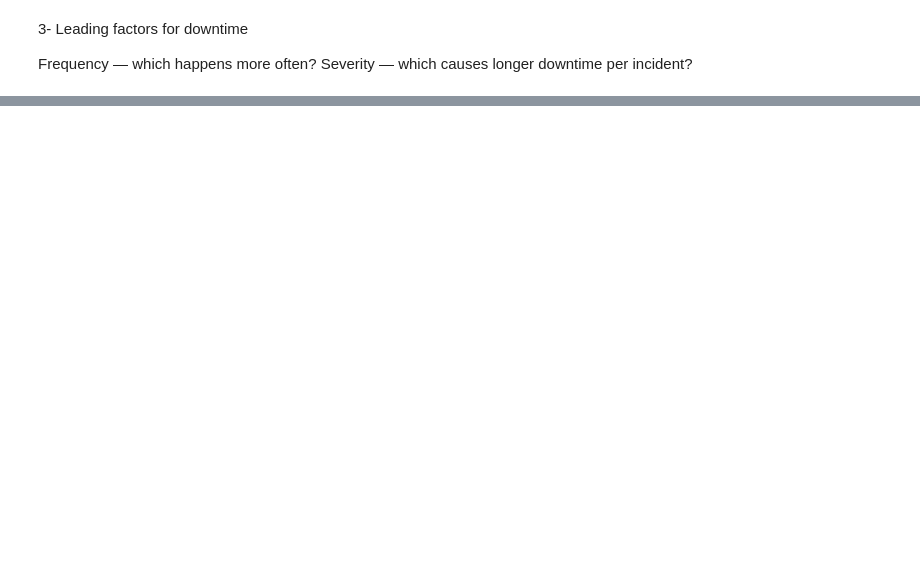
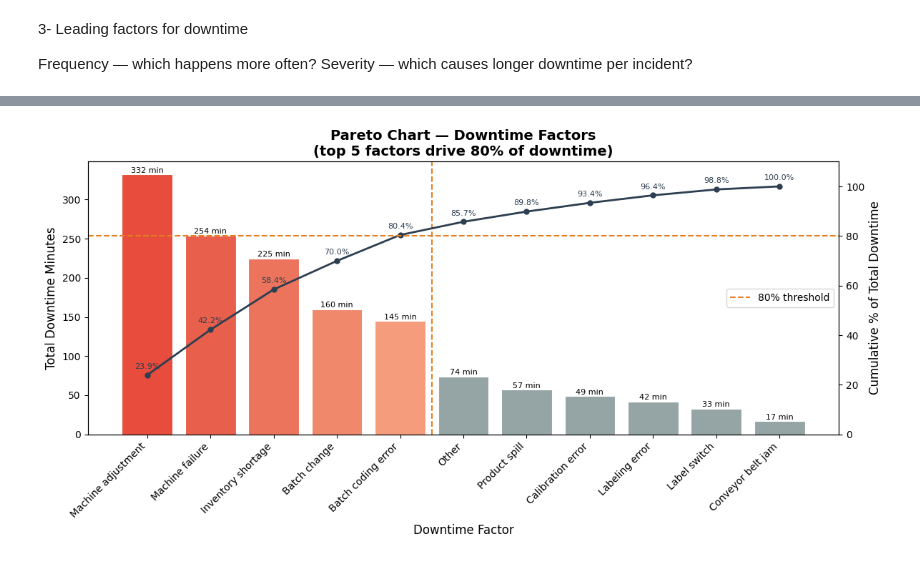
Before and after one commit to h-albrecht-ams/manufacturing_downtime, a Jupyter notebook: nati_3.ipynb, the cells around one changed output, grey strips where cells are left out. Drawn from its saved outputs; the diff is of its cells as text; code cells hidden in the pictures; blank space fills up the shorter version.

```diff
--- a/nati_3.ipynb
+++ b/nati_3.ipynb
@@ -234,0 +205,60 @@ Severity — which causes longer downtime per incident?
+# %%
+# Colors and more lines for a better understanding.
+# Sort by total_minutes descending for Pareto
+pareto = summary.sort_values('total_minutes', ascending=False).reset_index(drop=True)
+
+# Calculate cumulative percentage
+pareto['cumulative_pct'] = pareto['total_minutes'].cumsum() / pareto['total_minutes'].sum() * 100
+
+# Find how many factors to reach 80%
+n_80 = (pareto['cumulative_pct'] <= 80).sum() + 1
+
+fig, ax1 = plt.subplots(figsize=(12, 6))
+
+# --- Bars: top 5 in red gradient, rest in grey ---
+colors = []
+red_shades = ['#e74c3c', '#e8604c', '#ec745c', '#f0886c', '#f49c7c']
+for i in range(len(pareto)):
+    if i < n_80:
+        colors.append(red_shades[i])
+    else:
+        colors.append('#95a5a6')
+
+ax1.bar(pareto['Description'], pareto['total_minutes'], color=colors, edgecolor='white', linewidth=0.8)
+ax1.set_xlabel('Downtime Factor', fontsize=12)
+ax1.set_ylabel('Total Downtime Minutes', fontsize=12)
+ax1.tick_params(axis='x', rotation=45)
+plt.setp(ax1.get_xticklabels(), ha='right')
+
+# Value labels on top of bars
+for i, row in pareto.iterrows():
+    ax1.text(i, row['total_minutes'] + 0.5, f"{int(row['total_minutes'])} min",
+             ha='center', va='bottom', fontsize=8)
+
+# --- Cumulative line ---
+ax2 = ax1.twinx()
+ax2.plot(pareto['Description'], pareto['cumulative_pct'],
+         color='#2c3e50', marker='o', linewidth=2, markersize=5)
+ax2.set_ylabel('Cumulative % of Total Downtime', fontsize=12)
+ax2.set_ylim(0, 110)
+
+# 80% reference line
+ax2.axhline(y=80, color='#e67e22', linestyle='--', linewidth=1.5, label='80% threshold')
+ax2.legend(fontsize=10, loc='center right')
+
+# Cumulative % annotations
+for i, row in pareto.iterrows():
+    ax2.text(i, row['cumulative_pct'] + 2, f"{row['cumulative_pct']:.1f}%",
+             ha='center', va='bottom', fontsize=8, color='#2c3e50')
+
+# Vertical line separating top 5 from the rest
+ax1.axvline(x=n_80 - 0.5, color='#e67e22', linestyle='--', linewidth=1.5)
+
+ax1.set_title('Pareto Chart — Downtime Factors\n(top 5 factors drive 80% of downtime)',
+              fontsize=14, fontweight='bold')
+
+plt.tight_layout()
+plt.savefig('downtime_pareto.png', dpi=150, bbox_inches='tight')
+plt.show()
+# %% [output]
+[figure, added]
```
Also changed, not shown: parts of 31 cells of this notebook, 3 other files.
